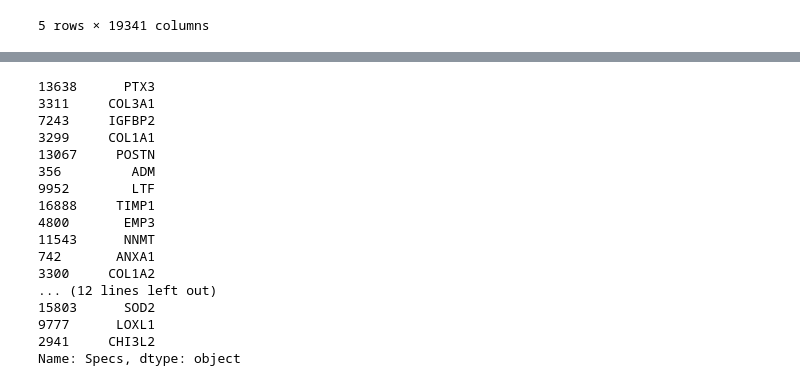
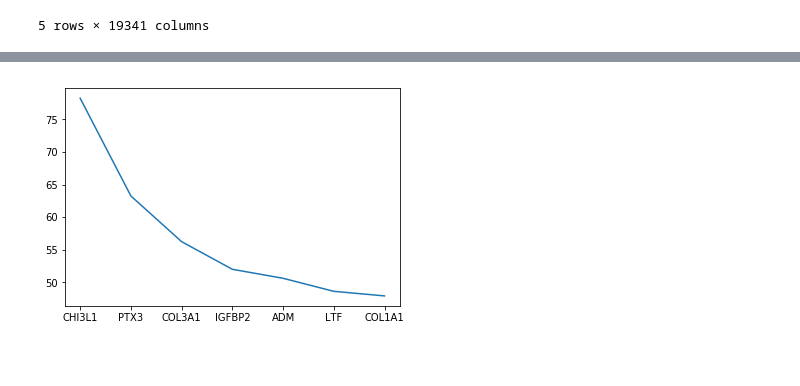
Before and after one commit to codeCleanAlways/myPyProjects, a Jupyter notebook: basicspython.ipynb, the cells around one changed output, grey strips where cells are left out. Cells and saved outputs as stored; diff of their text form; code cells hidden in the pictures; blank space fills up the shorter version.

Commit message:
added correlation graphs

```diff
--- a/basicspython.ipynb
+++ b/basicspython.ipynb
@@ -104,29 +90,13 @@ print(featureScores.nlargest(100,'Score'))  #print 10 best features
 [100 rows x 2 columns]
 # %%
 import matplotlib.pyplot as plt
-Vals= featureScores.nlargest(28,'Score')  #print 10 best features
-xVal = Vals['Specs']
+Vals= featureScores.nlargest(7,'Score')  #print 10 best features
+xVal = Vals['Genes']
 yVal = Vals['Score']
-#plt.plot(xVal,yVal)  #print 10 best features
-#plt.show()
+plt.plot(xVal,yVal)  #print 10 best features
+plt.show()
 # %% [output]
-13638      PTX3
-3311     COL3A1
-7243     IGFBP2
-3299     COL1A1
-13067     POSTN
-356         ADM
-9952        LTF
-16888     TIMP1
-4800       EMP3
-11543      NNMT
-742       ANXA1
-3300     COL1A2
-... (12 lines left out)
-15803      SOD2
-9777      LOXL1
-2941     CHI3L2
-Name: Specs, dtype: object
+[figure, added]
 # %%
 selCols = pd.Series(['CANCER_TYPE'])
 dfSelectedY = dfMerged.loc[:,selCols]
```
Also changed, not shown: parts of 9 cells of this notebook.
